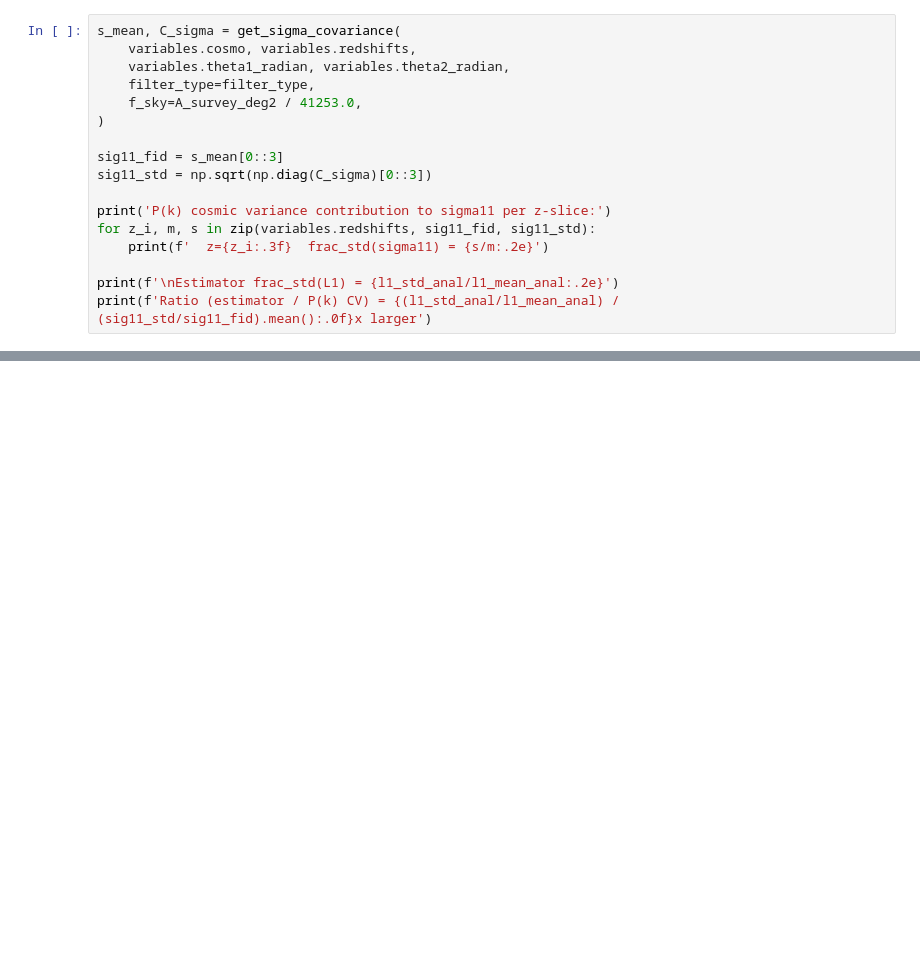
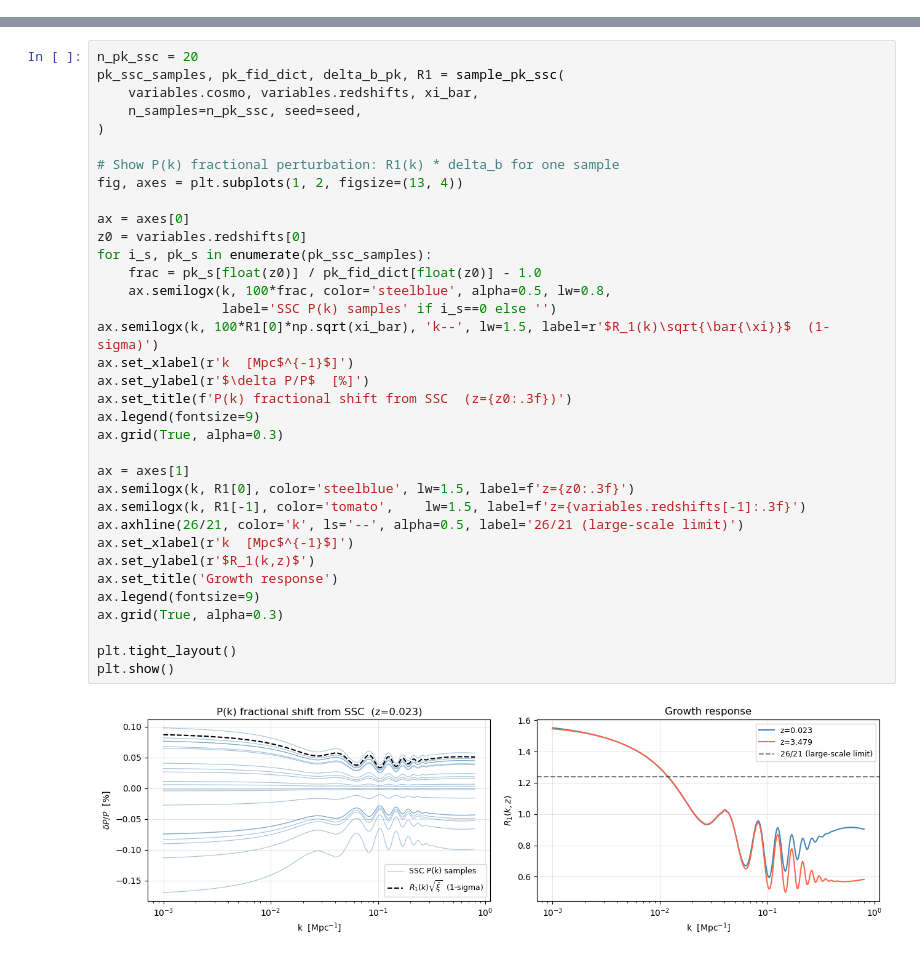
Before and after one commit to vilasinits/WALE, a Jupyter notebook: notebooks/test_variance_implementation.ipynb, the cells around one changed output, grey strips where cells are left out. Saved outputs shown, nothing was run; the diff lists cells and outputs as text; blank space fills up the shorter version.

```diff
--- a/notebooks/test_variance_implementation.ipynb
+++ b/notebooks/test_variance_implementation.ipynb
@@ -206,17 +0,0 @@ averages down to ~1e-6 fractional variance — compare to ~3-5% from the estimat
-# %%
-s_mean, C_sigma = get_sigma_covariance(
-    variables.cosmo, variables.redshifts,
-    variables.theta1_radian, variables.theta2_radian,
-    filter_type=filter_type,
-    f_sky=A_survey_deg2 / 41253.0,
-)
-
-sig11_fid = s_mean[0::3]
-sig11_std = np.sqrt(np.diag(C_sigma)[0::3])
-
-print('P(k) cosmic variance contribution to sigma11 per z-slice:')
-for z_i, m, s in zip(variables.redshifts, sig11_fid, sig11_std):
-    print(f'  z={z_i:.3f}  frac_std(sigma11) = {s/m:.2e}')
-
-print(f'\nEstimator frac_std(L1) = {l1_std_anal/l1_mean_anal:.2e}')
-print(f'Ratio (estimator / P(k) CV) = {(l1_std_anal/l1_mean_anal) / (sig11_std/sig11_fid).mean():.0f}x larger')
@@ -268,0 +305,37 @@ print(f'Ratio                      : {l1_std_anal/pk_spread:.0f}x larger')
+# %%
+n_pk_ssc = 20
+pk_ssc_samples, pk_fid_dict, delta_b_pk, R1 = sample_pk_ssc(
+    variables.cosmo, variables.redshifts, xi_bar,
+    n_samples=n_pk_ssc, seed=seed,
+)
+
+# Show P(k) fractional perturbation: R1(k) * delta_b for one sample
+fig, axes = plt.subplots(1, 2, figsize=(13, 4))
+
+ax = axes[0]
+z0 = variables.redshifts[0]
+for i_s, pk_s in enumerate(pk_ssc_samples):
+    frac = pk_s[float(z0)] / pk_fid_dict[float(z0)] - 1.0
+    ax.semilogx(k, 100*frac, color='steelblue', alpha=0.5, lw=0.8,
+                label='SSC P(k) samples' if i_s==0 else '')
+ax.semilogx(k, 100*R1[0]*np.sqrt(xi_bar), 'k--', lw=1.5, label=r'$R_1(k)\sqrt{\bar{\xi}}$  (1-sigma)')
+ax.set_xlabel(r'k  [Mpc$^{-1}$]')
+ax.set_ylabel(r'$\delta P/P$  [%]')
+ax.set_title(f'P(k) fractional shift from SSC  (z={z0:.3f})')
+ax.legend(fontsize=9)
+ax.grid(True, alpha=0.3)
+
+ax = axes[1]
+ax.semilogx(k, R1[0], color='steelblue', lw=1.5, label=f'z={z0:.3f}')
+ax.semilogx(k, R1[-1], color='tomato',    lw=1.5, label=f'z={variables.redshifts[-1]:.3f}')
+ax.axhline(26/21, color='k', ls='--', alpha=0.5, label='26/21 (large-scale limit)')
+ax.set_xlabel(r'k  [Mpc$^{-1}$]')
+ax.set_ylabel(r'$R_1(k,z)$')
+ax.set_title('Growth response')
+ax.legend(fontsize=9)
+ax.grid(True, alpha=0.3)
+
+plt.tight_layout()
+plt.show()
+# %% [output]
+[figure, added]
```
Also changed, not shown: parts of 38 cells of this notebook, 3 other files.
